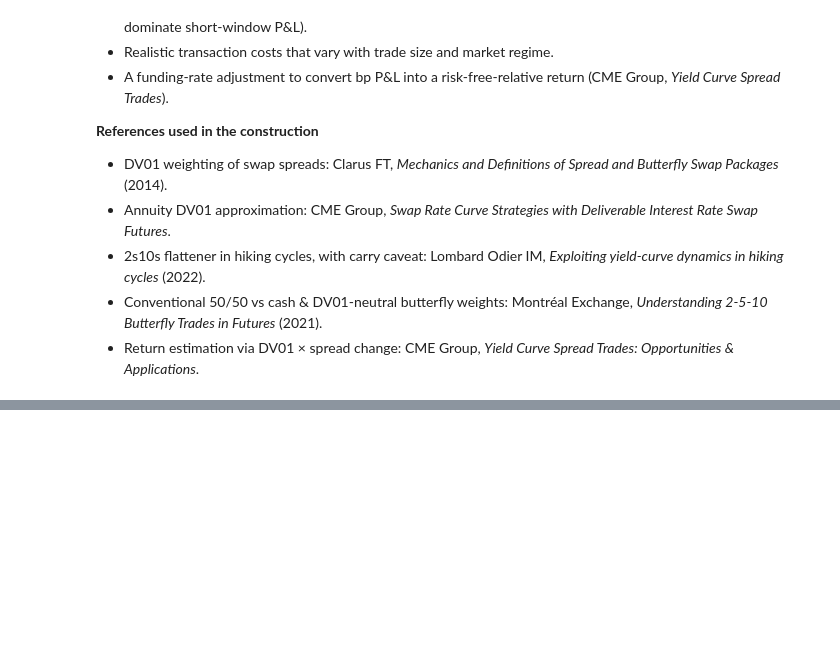
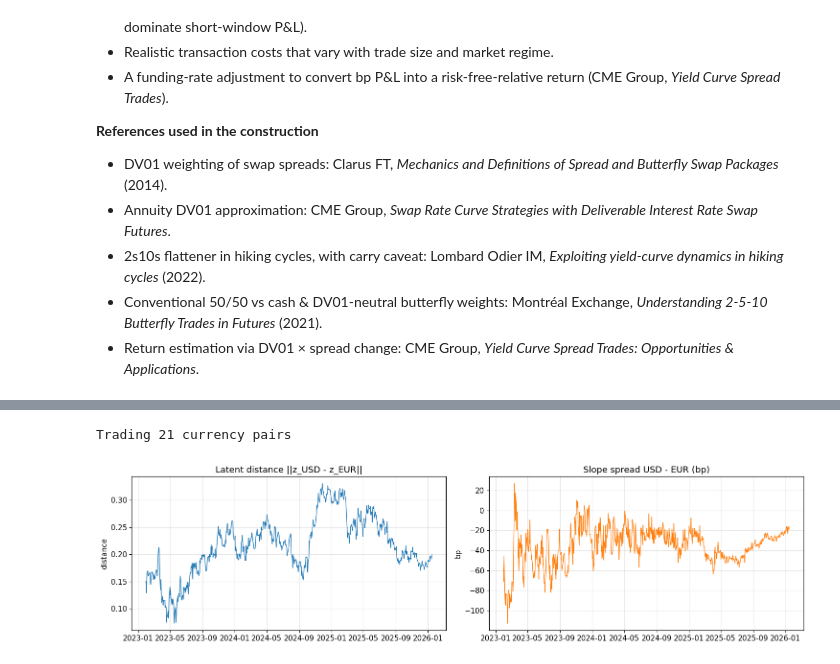
Before and after one commit to hamzaelarji/topics-in-derivative-pricing-Coursework, a Jupyter notebook: 04_trading_signals.ipynb, the cells around one changed output, grey strips where cells are left out. Saved outputs shown, nothing was run; the diff lists cells and outputs as text; code cells hidden in the pictures; blank space fills up the shorter version.

Commit message:
trading à recherker

```diff
--- a/04_trading_signals.ipynb
+++ b/04_trading_signals.ipynb
@@ -939,0 +1033,38 @@ genuine alpha.
+# %%
+# ── Build all currency pairs and the latent-distance signal ─────
+from itertools import combinations
+
+PAIRS = list(combinations(CURRENCIES, 2))   # 7 ccy → 21 pairs
+print(f"Trading {len(PAIRS)} currency pairs")
+
+def latent_distance(ccy_a: str, ccy_b: str) -> pd.Series:
+    """Euclidean distance ||z_A - z_B||_2 in the SHARED latent space."""
+    za = latent_shared[ccy_a]
+    zb = latent_shared[ccy_b]
+    common = za.index.intersection(zb.index)
+    diff = za.loc[common] - zb.loc[common]
+    return np.sqrt((diff ** 2).sum(axis=1))
+
+def slope_spread(ccy_a: str, ccy_b: str) -> pd.Series:
+    """slope_A - slope_B in bp."""
+    sa = panels[ccy_a]["slope_bp"]
+    sb = panels[ccy_b]["slope_bp"]
+    common = sa.index.intersection(sb.index)
+    return sa.loc[common] - sb.loc[common]
+
+# Quick visualisation: distance for one example pair
+ccy_a, ccy_b = "USD", "EUR"
+dist_usd_eur = latent_distance(ccy_a, ccy_b)
+spread_usd_eur = slope_spread(ccy_a, ccy_b)
+
+fig, axes = plt.subplots(1, 2, figsize=(15, 4))
+axes[0].plot(dist_usd_eur, lw=1, color="tab:blue")
+axes[0].set_title(f"Latent distance ||z_{ccy_a} - z_{ccy_b}||")
+axes[0].set_ylabel("distance")
+axes[1].plot(spread_usd_eur, lw=1, color="tab:orange")
+axes[1].set_title(f"Slope spread {ccy_a} - {ccy_b} (bp)")
+axes[1].set_ylabel("bp")
+plt.tight_layout(); plt.show()
+# %% [output]
+Trading 21 currency pairs
+[figure, added]
```
Also changed, not shown: parts of 13 cells of this notebook.
